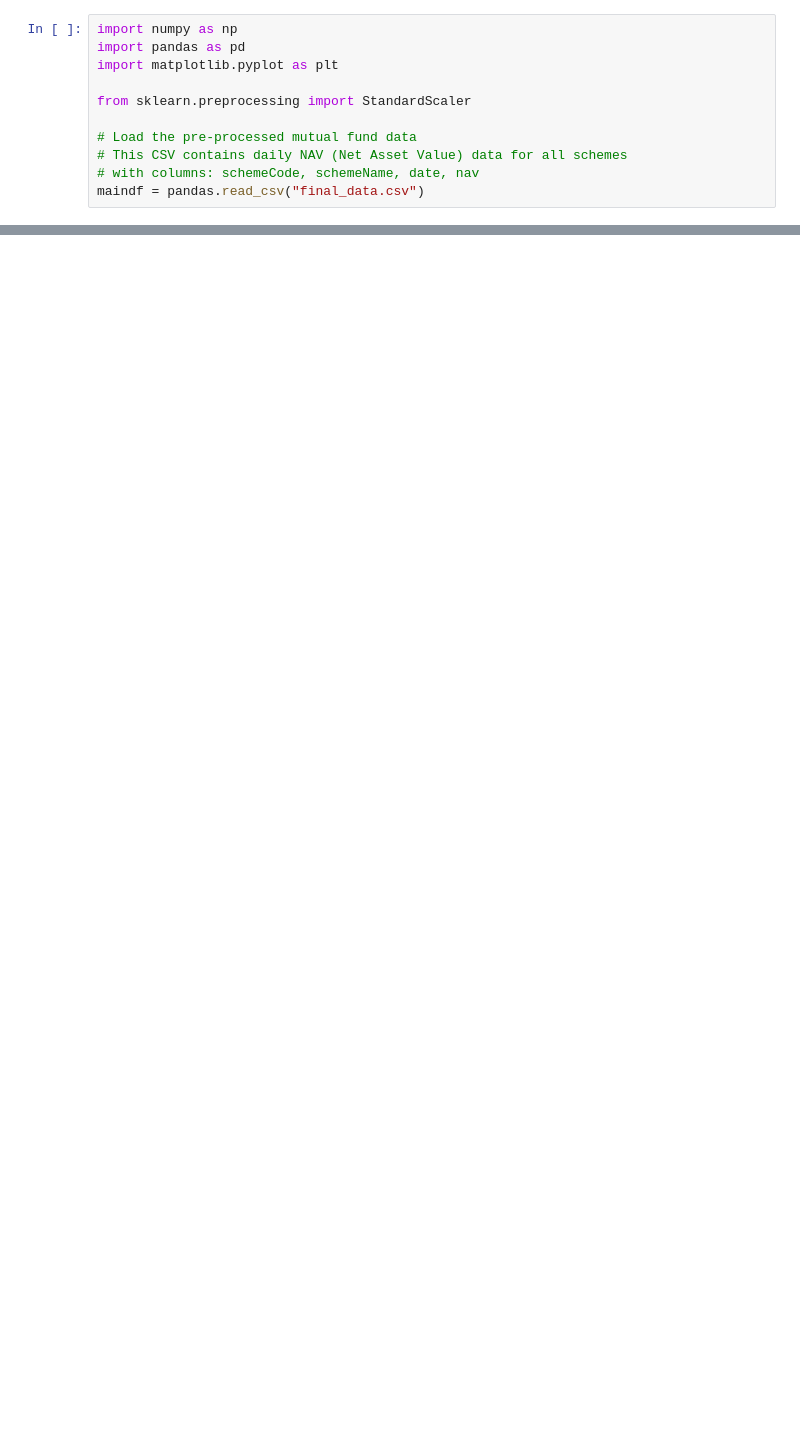
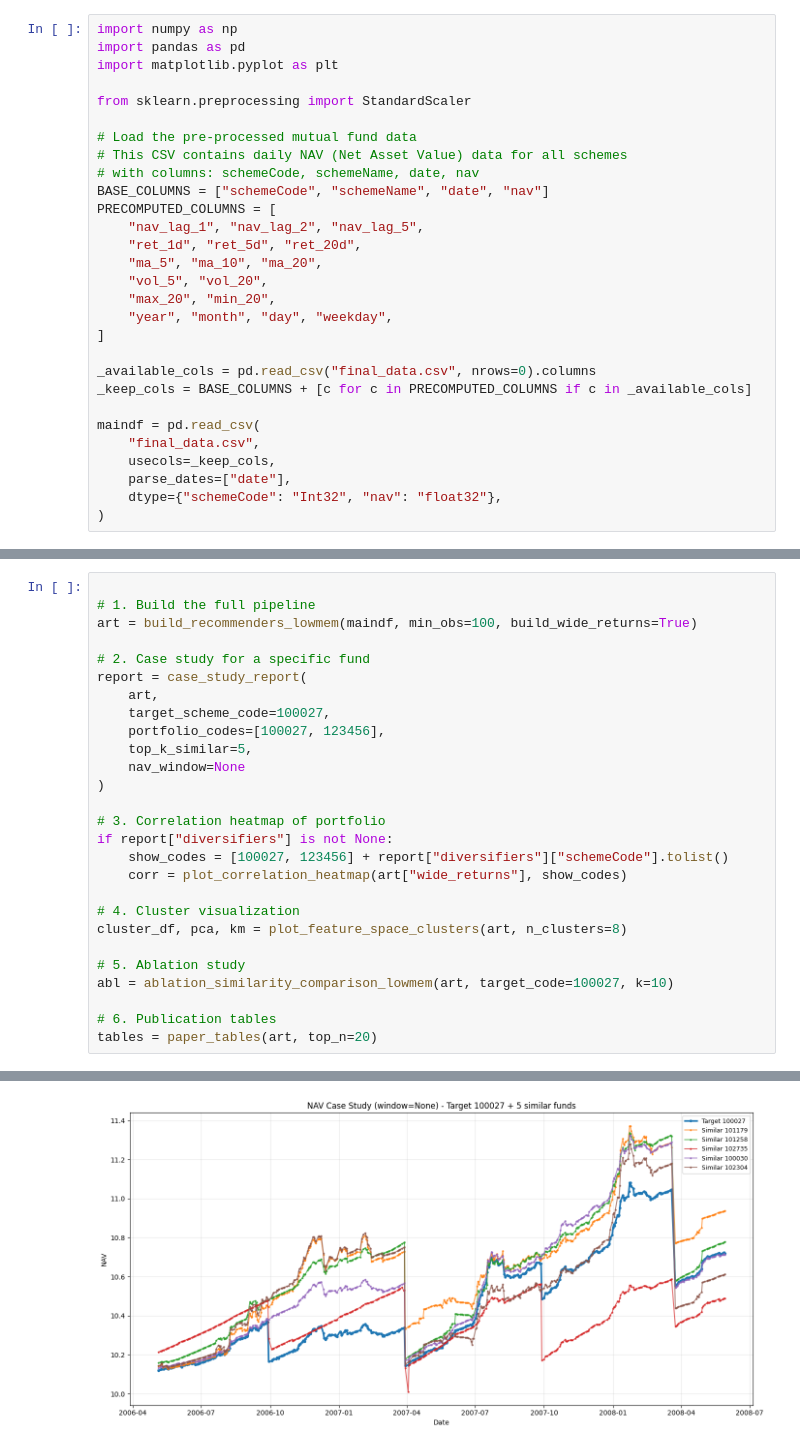
Before and after one commit to harshilpatel05/mutual-funds-pred, a Jupyter notebook: model2.ipynb, the cells around one changed output, grey strips where cells are left out. Saved outputs shown, nothing was run; the diff lists cells and outputs as text; blank space fills up the shorter version.

```diff
--- a/model2.ipynb
+++ b/model2.ipynb
@@ -8,4 +8,22 @@ from sklearn.preprocessing import StandardScaler
 # Load the pre-processed mutual fund data
 # This CSV contains daily NAV (Net Asset Value) data for all schemes
 # with columns: schemeCode, schemeName, date, nav
-maindf = pandas.read_csv("final_data.csv")
+BASE_COLUMNS = ["schemeCode", "schemeName", "date", "nav"]
+PRECOMPUTED_COLUMNS = [
+    "nav_lag_1", "nav_lag_2", "nav_lag_5",
+    "ret_1d", "ret_5d", "ret_20d",
+    "ma_5", "ma_10", "ma_20",
+    "vol_5", "vol_20",
+    "max_20", "min_20",
+    "year", "month", "day", "weekday",
+]
+
+_available_cols = pd.read_csv("final_data.csv", nrows=0).columns
+_keep_cols = BASE_COLUMNS + [c for c in PRECOMPUTED_COLUMNS if c in _available_cols]
+
+maindf = pd.read_csv(
+    "final_data.csv",
+    usecols=_keep_cols,
+    parse_dates=["date"],
+    dtype={"schemeCode": "Int32", "nav": "float32"},
+)
@@ -1528,0 +991,28 @@ KeyError: '[106864, 106935, 106936, 106934, 105613] not in index'
+# %%
+
+# 1. Build the full pipeline
+art = build_recommenders_lowmem(maindf, min_obs=100, build_wide_returns=True)
+
+# 2. Case study for a specific fund
+report = case_study_report(
+    art,
+    target_scheme_code=100027,
+    portfolio_codes=[100027, 123456],
+    top_k_similar=5,
+    nav_window=None
+)
+
+# 3. Correlation heatmap of portfolio
+if report["diversifiers"] is not None:
+    show_codes = [100027, 123456] + report["diversifiers"]["schemeCode"].tolist()
+    corr = plot_correlation_heatmap(art["wide_returns"], show_codes)
+
+# 4. Cluster visualization
+cluster_df, pca, km = plot_feature_space_clusters(art, n_clusters=8)
+
+# 5. Ablation study
+abl = ablation_similarity_comparison_lowmem(art, target_code=100027, k=10)
+
+# 6. Publication tables
+tables = paper_tables(art, top_n=20)
+# %% [output]
@@ -1528,0 +1034 @@ KeyError: '[106864, 106935, 106936, 106934, 105613] not in index'
+[figure, added]
```
Also changed, not shown: parts of 9 cells of this notebook.
